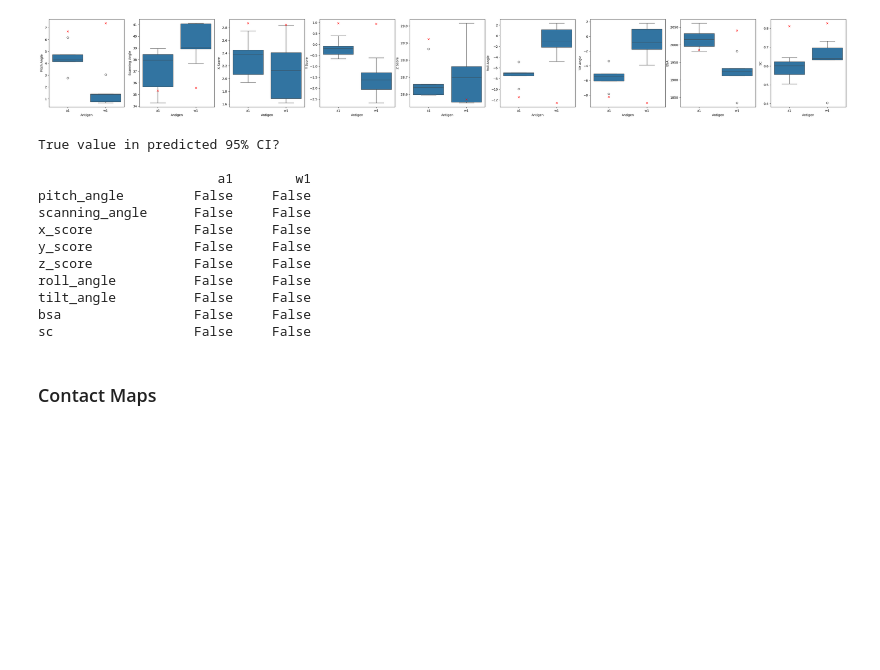
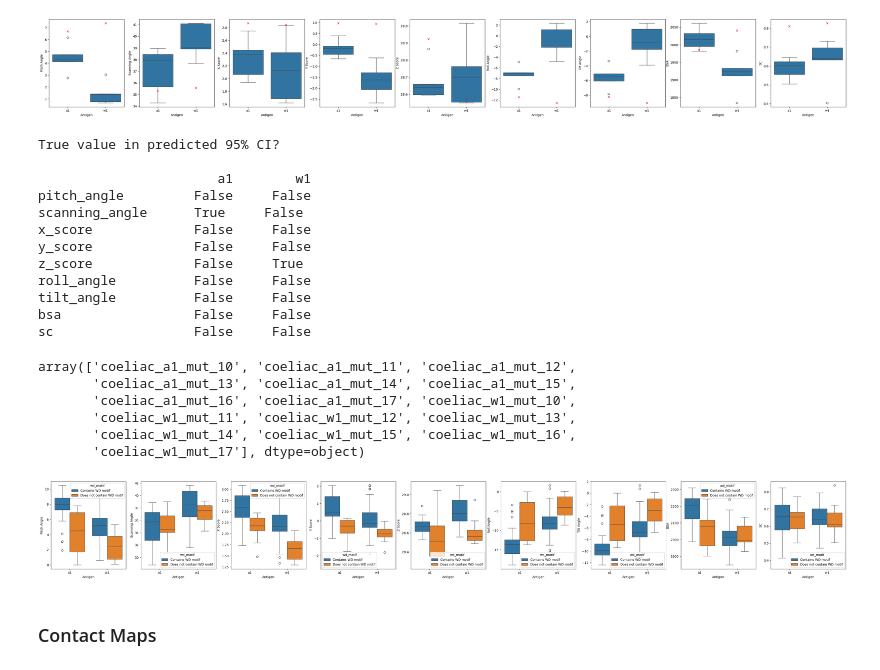
Before and after one commit to benjiemc/tcr-pmhc-predicted-structures, a Jupyter notebook: notebooks/coeliac_mutagenesis_analysis.ipynb, the cells around one changed output. Drawn from its saved outputs; the diff is of its cells as text; code cells hidden in the pictures; blank space fills up the shorter version.

Commit message:
Add plot with structural differences between disruptors and non-disruptors

```diff
--- a/notebooks/coeliac_mutagenesis_analysis.ipynb
+++ b/notebooks/coeliac_mutagenesis_analysis.ipynb
@@ -648,9 +648,9 @@ for column_name in value_columns:
 
         print(
             (
-                (predicted_values_mean - predicted_values_sem)
+                (predicted_values_mean - 1.96 * predicted_values_sem)
                 <= true_value
-                <= (predicted_values_mean + predicted_values_sem)
+                <= (predicted_values_mean + 1.96 * predicted_values_sem)
             ),
             end='     ',
         )
@@ -661,14 +661,40 @@ True value in predicted 95% CI?
 
                        a1        w1
 pitch_angle         False     False
-scanning_angle      False     False
+scanning_angle      True     False
 x_score             False     False
 y_score             False     False
-z_score             False     False
+z_score             False     True
 roll_angle          False     False
 tilt_angle          False     False
 bsa                 False     False
 sc                  False     False
+# %%
+predicted_structural_features.query('not original')['name'].unique()
+# %% [output]
+array(['coeliac_a1_mut_10', 'coeliac_a1_mut_11', 'coeliac_a1_mut_12',
+       'coeliac_a1_mut_13', 'coeliac_a1_mut_14', 'coeliac_a1_mut_15',
+       'coeliac_a1_mut_16', 'coeliac_a1_mut_17', 'coeliac_w1_mut_10',
+       'coeliac_w1_mut_11', 'coeliac_w1_mut_12', 'coeliac_w1_mut_13',
+       'coeliac_w1_mut_14', 'coeliac_w1_mut_15', 'coeliac_w1_mut_16',
+       'coeliac_w1_mut_17'], dtype=object)
+# %%
+fig, axes = plt.subplots(1, len(value_columns), figsize=(5 * len(value_columns), 5))
+for column_name, ax in zip(value_columns, axes, strict=True):
+    sns.boxplot(
+        predicted_structural_features[~predicted_structural_features['original']],
+        y=column_name,
+        hue='wd_motif',
+        x='pmhc_calls',
+        ax=ax,
+    )
+
+    old_label = ax.get_ylabel()
+
+    ax.set_ylabel(old_label.replace('_', ' ').title() if len(old_label.split('_')) > 1 else old_label.upper())
+    ax.set_xlabel('Antigen')
+# %% [output]
+[figure, added]
 # %% [markdown]
 ### Contact Maps
 # %%
```
Also changed, not shown: parts of 1 cell of this notebook.
